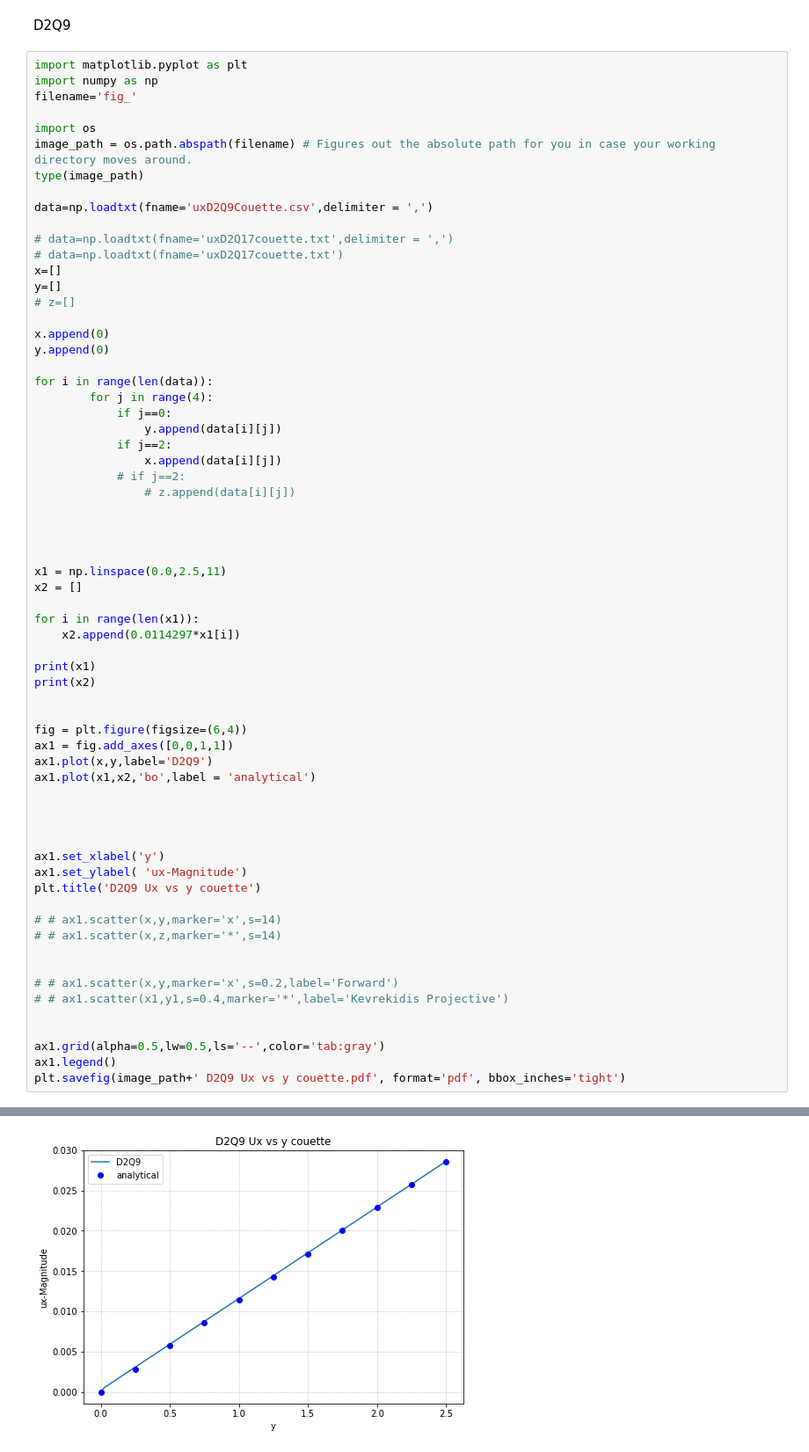
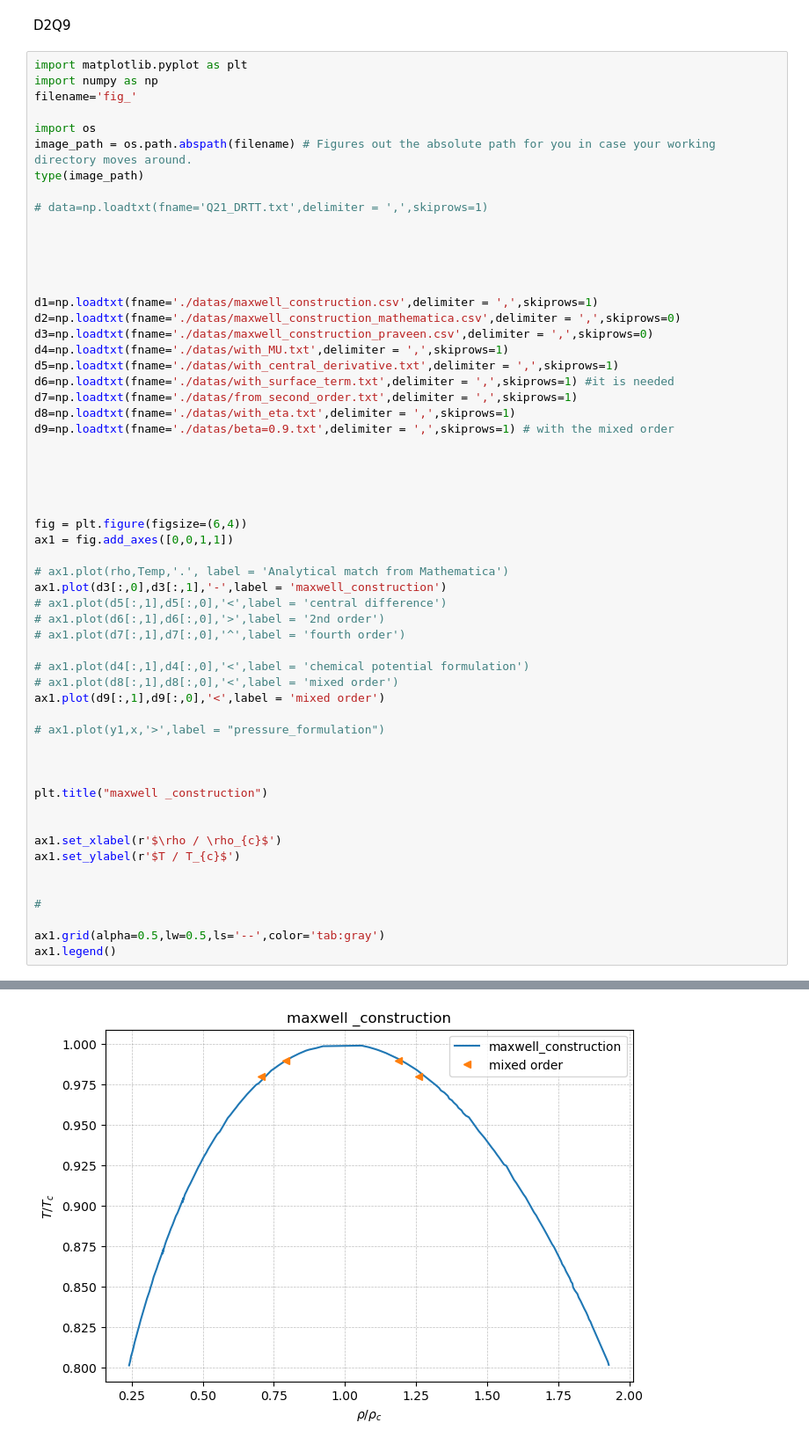
Before and after one commit to Ganesh-Kumar-B/multiphase, a Jupyter notebook: D2Q9/testnotebook.ipynb, the cells around one changed output, grey strips where cells are left out. Shown: that part at 88% size. Cells and saved outputs as stored; diff of their text form.

```diff
--- a/D2Q9/testnotebook.ipynb
+++ b/D2Q9/testnotebook.ipynb
@@ -78,60 +17,52 @@ import os
 image_path = os.path.abspath(filename) # Figures out the absolute path for you in case your working directory moves around.
 type(image_path)
 
-data=np.loadtxt(fname='uxD2Q9Couette.csv',delimiter = ',')
-
-# data=np.loadtxt(fname='uxD2Q17couette.txt',delimiter = ',')
-# data=np.loadtxt(fname='uxD2Q17couette.txt')
-x=[]
-y=[]
-# z=[]
-
-x.append(0)
-y.append(0)
-
-for i in range(len(data)):
-		for j in range(4):
-	 		if j==0:
-	 			y.append(data[i][j])
-	 		if j==2:
-	 			x.append(data[i][j])
-	 		# if j==2:
-	 			# z.append(data[i][j])
+# data=np.loadtxt(fname='Q21_DRTT.txt',delimiter = ',',skiprows=1)
 
 
 
 
-x1 = np.linspace(0.0,2.5,11)
-x2 = []
 
-for i in range(len(x1)):
-	x2.append(0.0114297*x1[i])
+d1=np.loadtxt(fname='./datas/maxwell_construction.csv',delimiter = ',',skiprows=1)
+d2=np.loadtxt(fname='./datas/maxwell_construction_mathematica.csv',delimiter = ',',skiprows=0)
+d3=np.loadtxt(fname='./datas/maxwell_construction_praveen.csv',delimiter = ',',skiprows=0)
+d4=np.loadtxt(fname='./datas/with_MU.txt',delimiter = ',',skiprows=1)
+d5=np.loadtxt(fname='./datas/with_central_derivative.txt',delimiter = ',',skiprows=1)
+d6=np.loadtxt(fname='./datas/with_surface_term.txt',delimiter = ',',skiprows=1) #it is needed
+d7=np.loadtxt(fname='./datas/from_second_order.txt',delimiter = ',',skiprows=1)
+d8=np.loadtxt(fname='./datas/with_eta.txt',delimiter = ',',skiprows=1)
+d9=np.loadtxt(fname='./datas/beta=0.9.txt',delimiter = ',',skiprows=1) # with the mixed order
 
-print(x1)
-print(x2)
+
+
 
 
 fig = plt.figure(figsize=(6,4))
 ax1 = fig.add_axes([0,0,1,1])
-ax1.plot(x,y,label='D2Q9')
-ax1.plot(x1,x2,'bo',label = 'analytical')
+
+# ax1.plot(rho,Temp,'.', label = 'Analytical match from Mathematica')
+ax1.plot(d3[:,0],d3[:,1],'-',label = 'maxwell_construction')
+# ax1.plot(d5[:,1],d5[:,0],'<',label = 'central difference')
+# ax1.plot(d6[:,1],d6[:,0],'>',label = '2nd order')
+# ax1.plot(d7[:,1],d7[:,0],'^',label = 'fourth order')
+
+# ax1.plot(d4[:,1],d4[:,0],'<',label = 'chemical potential formulation')
+# ax1.plot(d8[:,1],d8[:,0],'<',label = 'mixed order')
+ax1.plot(d9[:,1],d9[:,0],'<',label = 'mixed order')
+
+# ax1.plot(y1,x,'>',label = "pressure_formulation")
 
 
 
-
-ax1.set_xlabel('y')
-ax1.set_ylabel( 'ux-Magnitude')
-plt.title('D2Q9 Ux vs y couette')
-
-# # ax1.scatter(x,y,marker='x',s=14)
-# # ax1.scatter(x,z,marker='*',s=14)
+plt.title("maxwell _construction")
 
 
-# # ax1.scatter(x,y,marker='x',s=0.2,label='Forward')
-# # ax1.scatter(x1,y1,s=0.4,marker='*',label='Kevrekidis Projective')
+ax1.set_xlabel(r'$\rho / \rho_{c}$')
+ax1.set_ylabel(r'$T / T_{c}$')
 
+
+#
 
 ax1.grid(alpha=0.5,lw=0.5,ls='--',color='tab:gray')
 ax1.legend()
-plt.savefig(image_path+' D2Q9 Ux vs y couette.pdf', format='pdf', bbox_inches='tight')
 # %% [output]
@@ -140 +70 @@ plt.savefig(image_path+' D2Q9 Ux vs y couette.pdf', format='pdf', bbox_inches='t
-[figure, old version]
+[figure, new version]
```
Also changed, not shown: parts of 6 cells of this notebook, 9 other files.
